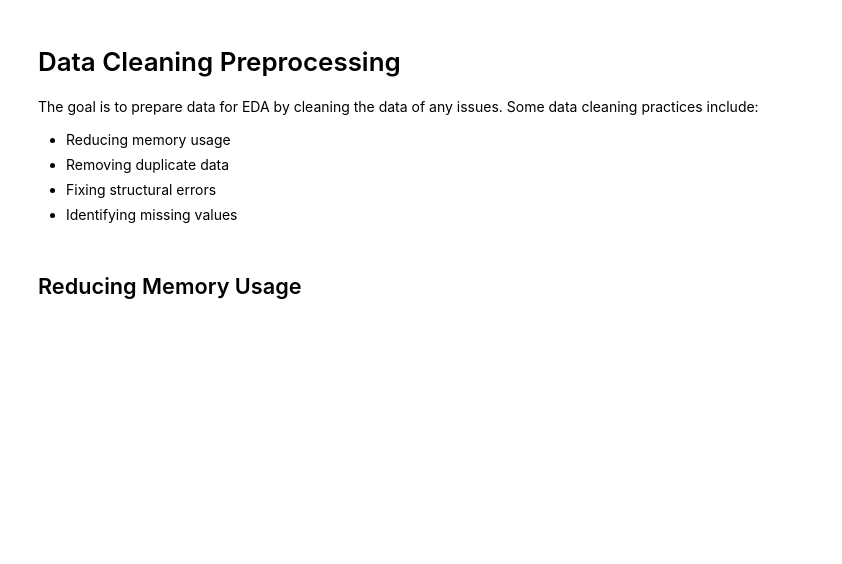
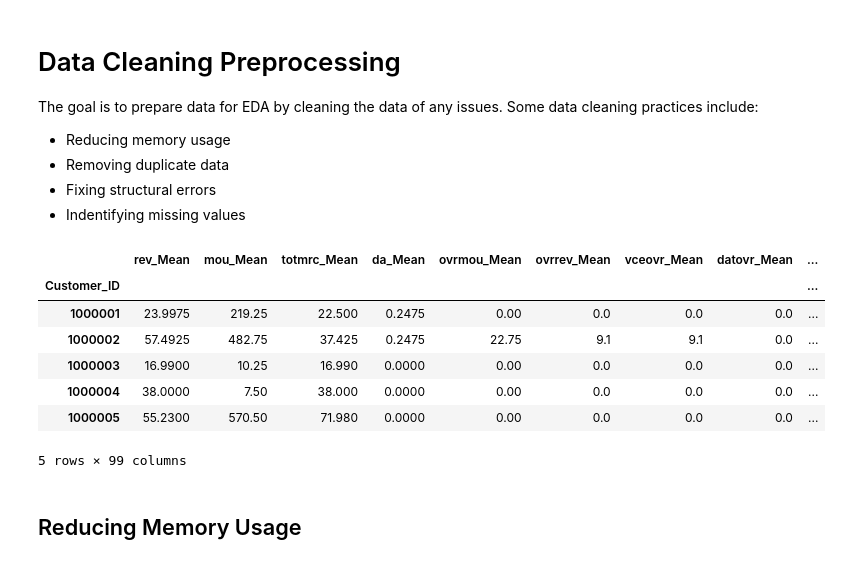
Before and after one commit to Taher-Dohadwala/sdp-churn-analysis, a Jupyter notebook: 1_data_cleaning.ipynb, the cells around one changed output. Drawn from its saved outputs; the diff is of its cells as text; code cells hidden in the pictures; blank space fills up the shorter version.

```diff
--- a/1_data_cleaning.ipynb
+++ b/1_data_cleaning.ipynb
@@ -7,7 +7,7 @@ Some data cleaning practices include:
 - Reducing memory usage
 - Removing duplicate data
 - Fixing structural errors
-- Identifying missing values
+- Indentifying missing values
 # %%
 import pandas as pd
 import numpy as np
@@ -15,7 +15,18 @@ import numpy as np
 import matplotlib.pyplot as plt
 import missingno
 # %%
-df = pd.read_csv("data/Telecom_customer churn.csv")
+df = pd.read_csv("data/Telecom_customer churn.csv",index_col="Customer_ID")
+# %%
+df.head()
+# %% [output]
+|  | rev_Mean | mou_Mean | totmrc_Mean | da_Mean | ovrmou_Mean | ovrrev_Mean | vceovr_Mean | datovr_Mean | ... |
+| Customer_ID |  |  |  |  |  |  |  |  | ... |
+| 1000001 | 23.9975 | 219.25 | 22.500 | 0.2475 | 0.00 | 0.0 | 0.0 | 0.0 | ... |
+| 1000002 | 57.4925 | 482.75 | 37.425 | 0.2475 | 22.75 | 9.1 | 9.1 | 0.0 | ... |
+| 1000003 | 16.9900 | 10.25 | 16.990 | 0.0000 | 0.00 | 0.0 | 0.0 | 0.0 | ... |
+| 1000004 | 38.0000 | 7.50 | 38.000 | 0.0000 | 0.00 | 0.0 | 0.0 | 0.0 | ... |
+| 1000005 | 55.2300 | 570.50 | 71.980 | 0.0000 | 0.00 | 0.0 | 0.0 | 0.0 | ... |
+5 rows × 99 columns
 # %% [markdown]
 ## Reducing Memory Usage
 # %%
```
Also changed, not shown: parts of 2 cells of this notebook.
